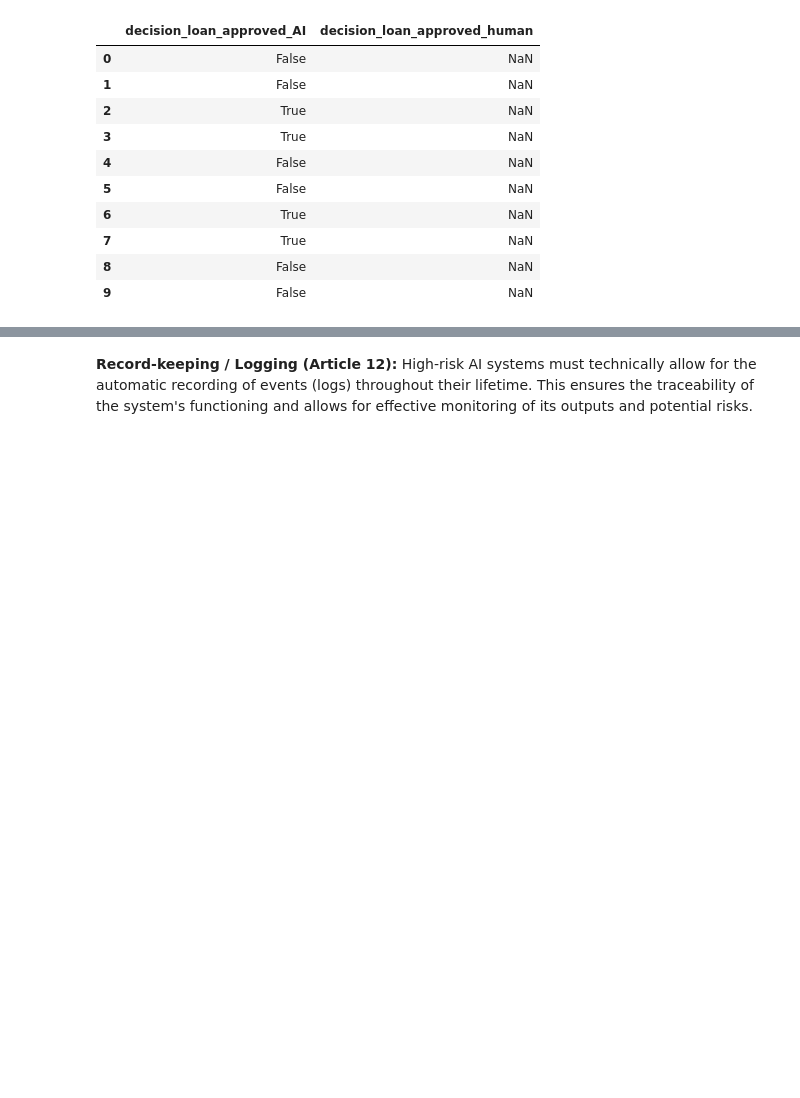
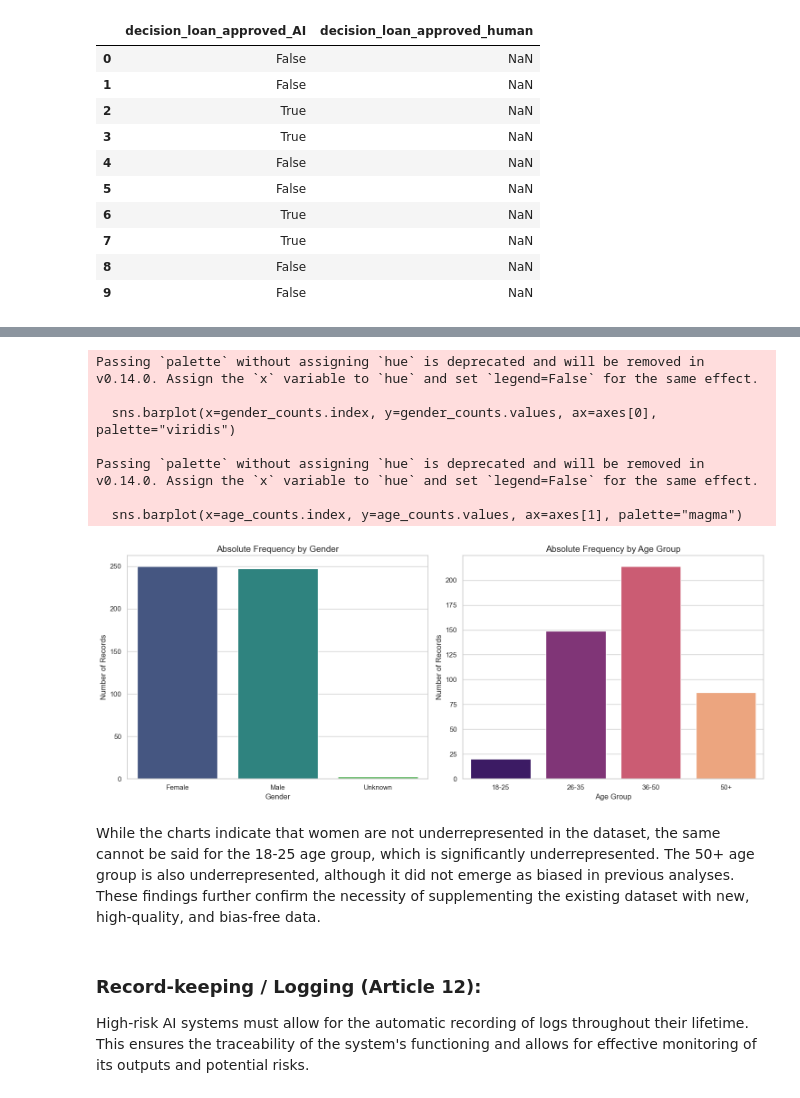
Before and after one commit to maxhaus31/dego-project-team7, a Jupyter notebook: 03-privacy-demo.ipynb, the cells around one changed output, grey strips where cells are left out. Cells and saved outputs as stored; diff of their text form; code cells hidden in the pictures; blank space fills up the shorter version.

Commit message:
DPIA and data governance measures under AI act

```diff
--- a/03-privacy-demo.ipynb
+++ b/03-privacy-demo.ipynb
@@ -450,2 +509,43 @@ merged_df[['decision_loan_approved_AI', 'decision_loan_approved_human']].head(10
+# %%
+import matplotlib.pyplot as plt
+import seaborn as sns
+
+# Set the visual style for the plots
+sns.set_theme(style="whitegrid")
+
+# Create a figure with two side-by-side subplots
+fig, axes = plt.subplots(1, 2, figsize=(15, 6))
+
+# 1. Plotting Gender Distribution
+gender_counts = merged_df['applicant_info_gender'].value_counts()
+sns.barplot(x=gender_counts.index, y=gender_counts.values, ax=axes[0], palette="viridis")
+axes[0].set_title('Absolute Frequency by Gender', fontsize=14)
+axes[0].set_xlabel('Gender', fontsize=12)
+axes[0].set_ylabel('Number of Records', fontsize=12)
+
+# 2. Plotting Age Group Distribution
+# Ensure the bins are plotted in the correct logical order
+age_order = ['18-25', '26-35', '36-50', '50+']
+age_counts = merged_df['age'].value_counts().reindex(age_order)
+sns.barplot(x=age_counts.index, y=age_counts.values, ax=axes[1], palette="magma")
+axes[1].set_title('Absolute Frequency by Age Group', fontsize=14)
+axes[1].set_xlabel('Age Group', fontsize=12)
+axes[1].set_ylabel('Number of Records', fontsize=12)
+
+# Adjust layout to prevent overlapping
+plt.tight_layout()
+plt.show()
+# %% [output]
+Passing `palette` without assigning `hue` is deprecated and will be removed in v0.14.0. Assign the `x` variable to `hue` and set `legend=False` for the same effect.
+
+  sns.barplot(x=gender_counts.index, y=gender_counts.values, ax=axes[0], palette="viridis")
+
+Passing `palette` without assigning `hue` is deprecated and will be removed in v0.14.0. Assign the `x` variable to `hue` and set `legend=False` for the same effect.
+
+  sns.barplot(x=age_counts.index, y=age_counts.values, ax=axes[1], palette="magma")
+[figure, added]
+# %% [markdown]
+While the charts indicate that women are not underrepresented in the dataset, the same cannot be said for the 18-25 age group, which is significantly underrepresented. The 50+ age group is also underrepresented, although it did not emerge as biased in previous analyses. These findings further confirm the necessity of supplementing the existing dataset with new, high-quality, and bias-free data.
 # %% [markdown]
-**Record-keeping / Logging (Article 12):** High-risk AI systems must technically allow for the automatic recording of events (logs) throughout their lifetime. This ensures the traceability of the system's functioning and allows for effective monitoring of its outputs and potential risks.
+### **Record-keeping / Logging (Article 12):**
+High-risk AI systems must  allow for the automatic recording of  logs throughout their lifetime. This ensures the traceability of the system's functioning and allows for effective monitoring of its outputs and potential risks.
```
Also changed, not shown: parts of 10 cells of this notebook.
